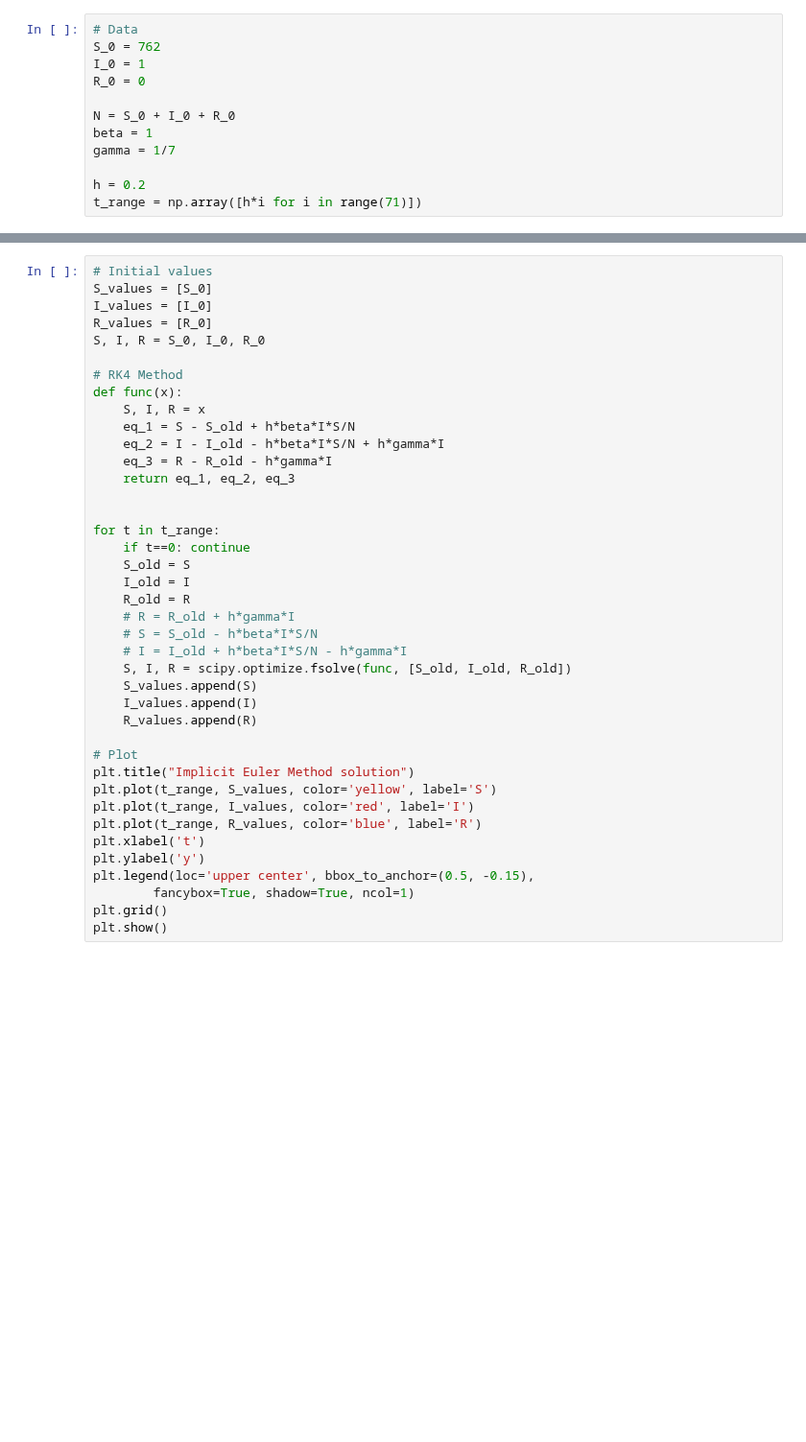
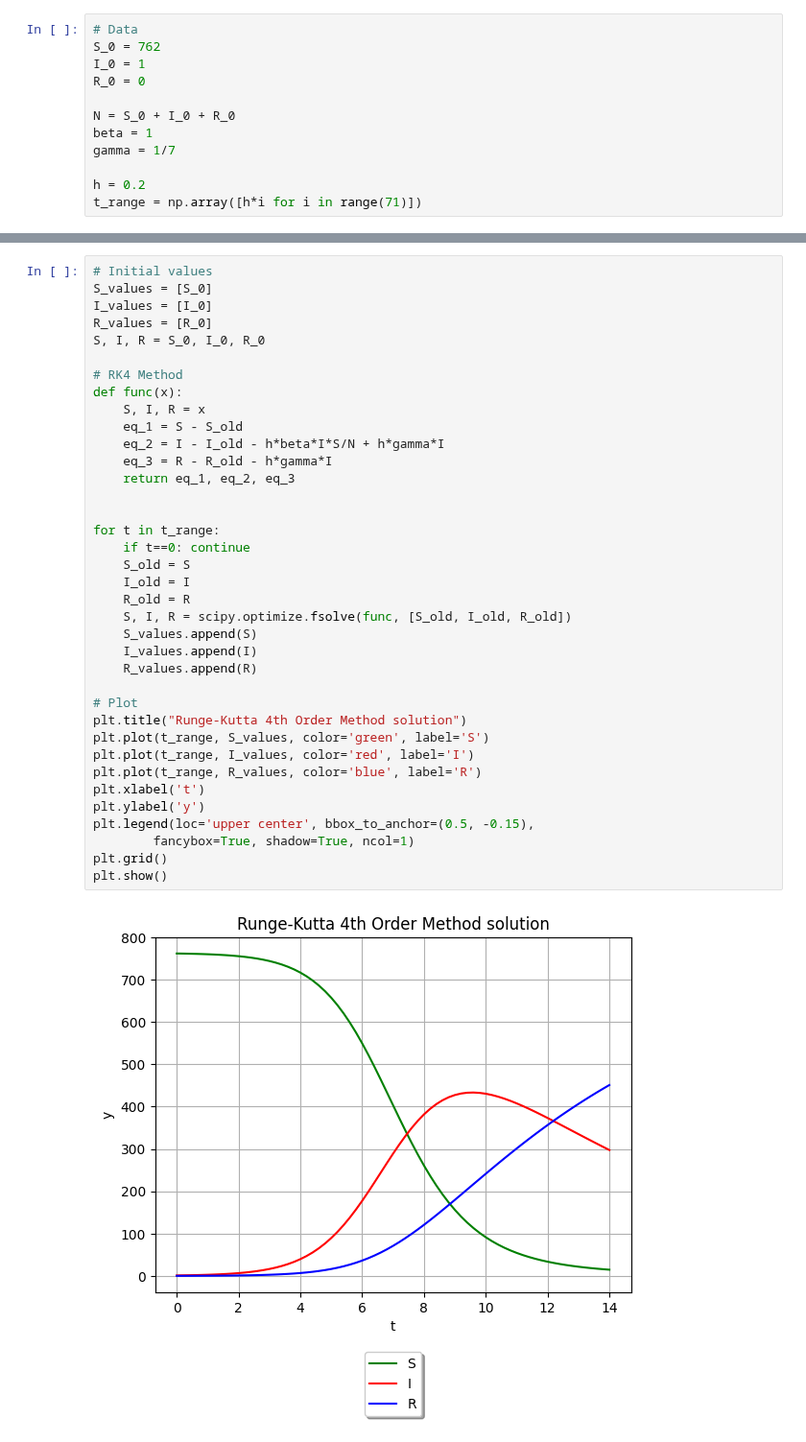
Before and after one commit to baramundi666/Computation-Methods-for-Science-and-Technology, a Jupyter notebook: lab-9/main.ipynb, the cells around one changed output, grey strips where cells are left out. Shown at 96% size. Saved outputs shown, nothing was run; the diff lists cells and outputs as text; blank space fills up the shorter version.

```diff
--- a/lab-9/main.ipynb
+++ b/lab-9/main.ipynb
@@ -177,36 +174,35 @@ I_values = [I_0]
 R_values = [R_0]
 S, I, R = S_0, I_0, R_0
 
 # RK4 Method
 def func(x):
     S, I, R = x
-    eq_1 = S - S_old + h*beta*I*S/N
+    eq_1 = S - S_old
     eq_2 = I - I_old - h*beta*I*S/N + h*gamma*I
     eq_3 = R - R_old - h*gamma*I
     return eq_1, eq_2, eq_3
 
 
 for t in t_range:
     if t==0: continue
     S_old = S
     I_old = I
     R_old = R
-    # R = R_old + h*gamma*I
-    # S = S_old - h*beta*I*S/N
-    # I = I_old + h*beta*I*S/N - h*gamma*I
     S, I, R = scipy.optimize.fsolve(func, [S_old, I_old, R_old])
     S_values.append(S)
     I_values.append(I)
     R_values.append(R)
 
 # Plot
-plt.title("Implicit Euler Method solution")
-plt.plot(t_range, S_values, color='yellow', label='S')
+plt.title("Runge-Kutta 4th Order Method solution")
+plt.plot(t_range, S_values, color='green', label='S')
 plt.plot(t_range, I_values, color='red', label='I')
 plt.plot(t_range, R_values, color='blue', label='R')
 plt.xlabel('t')
 plt.ylabel('y')
 plt.legend(loc='upper center', bbox_to_anchor=(0.5, -0.15),
         fancybox=True, shadow=True, ncol=1)
 plt.grid()
 plt.show()
+# %% [output]
+[figure, added]
```
Also changed, not shown: parts of 4 cells of this notebook, 3 other files.
